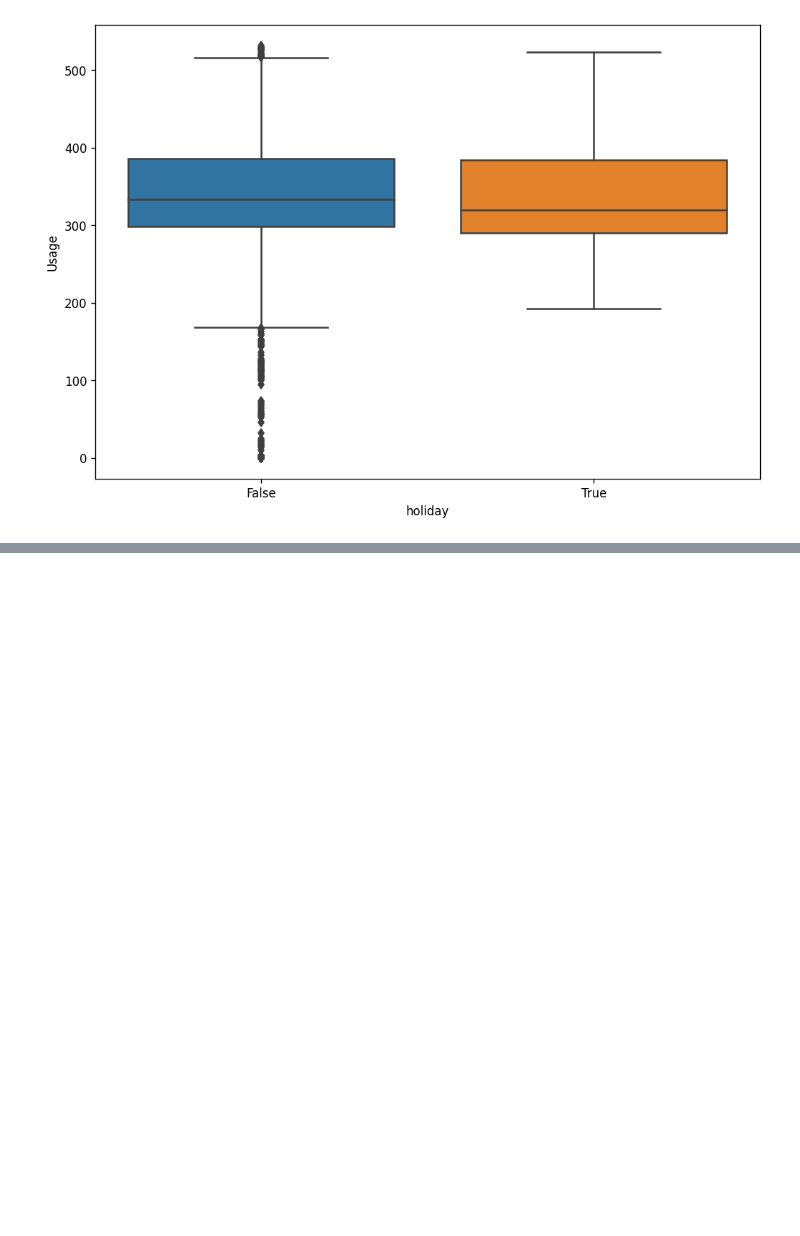
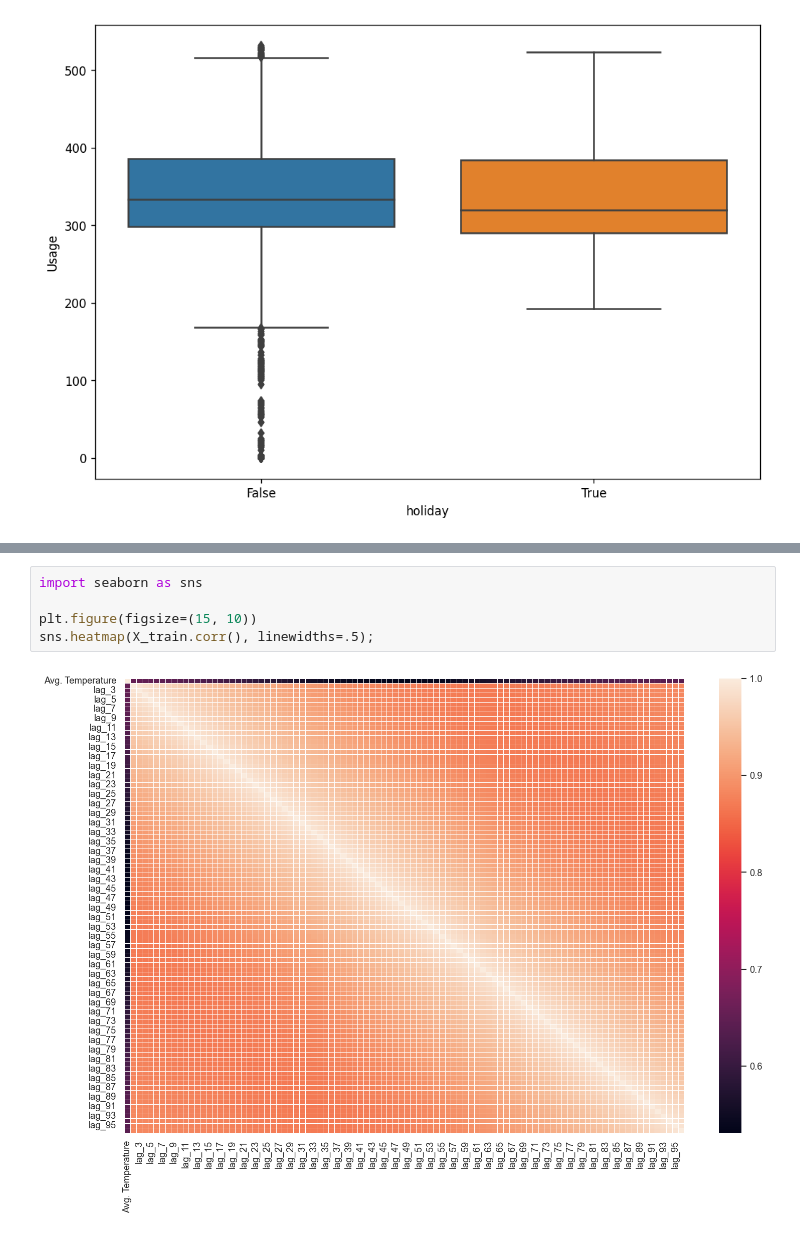
Before and after one commit to vsistla/w210-capstone-energyloadpredictor, a Jupyter notebook: eda/dkumar/PowerLoadPrediction - West EDA.ipynb, the cells around one changed output, grey strips where cells are left out. Drawn from its saved outputs; the diff is of its cells as text; blank space fills up the shorter version.

```diff
--- a/eda/dkumar/PowerLoadPrediction - West EDA.ipynb
+++ b/eda/dkumar/PowerLoadPrediction - West EDA.ipynb
@@ -454,0 +614,7 @@ boxplot(power_data_west_2021['holiday'], power_data_west_2021['Usage'])
+# %%
+import seaborn as sns
+
+plt.figure(figsize=(15, 10))
+sns.heatmap(X_train.corr(), linewidths=.5);
+# %% [output]
+[figure, added]
```
Also changed, not shown: parts of 16 cells of this notebook.
